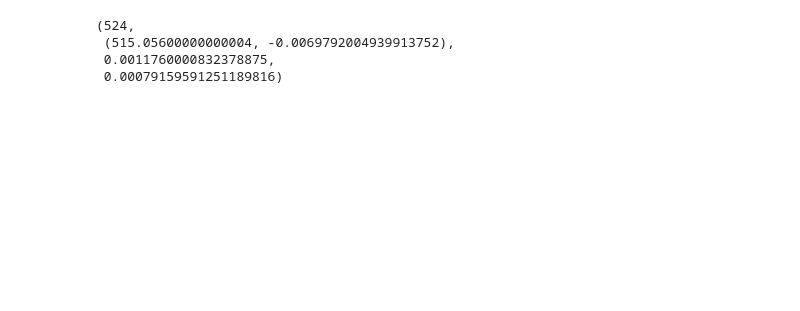
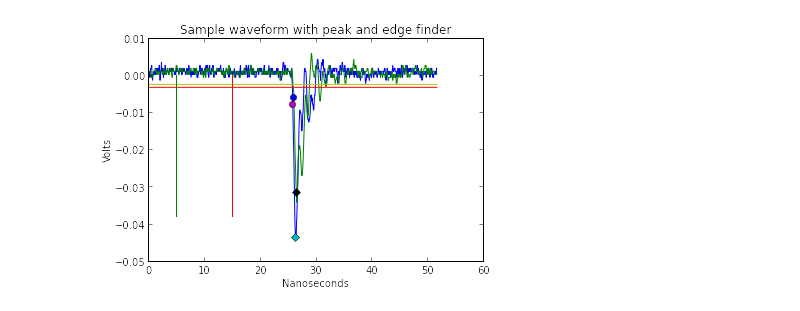
Before and after one commit to MorganAskins/tektronix_wfmreader, a Jupyter notebook: timing_resolution.ipynb, the cells around one changed output. Drawn from its saved outputs; the diff is of its cells as text; code cells hidden in the pictures; blank space fills up the shorter version.

```diff
--- a/timing_resolution.ipynb
+++ b/timing_resolution.ipynb
@@ -9,38 +47,92 @@ ch2 = wfmread('data/timing_resolution/800_b6_pre_7-23-2015106_Ch2.wfm')
 # %%
+''' Based on the output from above choose the pedestal region '''
+# Pedestal in units given by the above plot
+ped_min = 5
+ped_max = 15
+''' --------------------------------------------------------- '''
+
+pedestal_range = slice( np.where(x>=ped_min)[0][0],
+                        np.where(x>ped_max)[0][0] )
+
+'''
+The following function finds the first peak in case there
+are multiples in a waveform. Furthermore it returns an "edge"
+which we will define here as 20% of the peak height from the
+pedestal on the leading edge of the pulse.
+'''
 def first_peak(waveform):
-    pedestal = np.mean(waveform[0:200])
-    # Iterate through the voltages looking for the first peak (v>3 sig)
-    deviation = np.std(waveform[0:200])
+    pedestal = np.mean(waveform[pedestal_range])
+    # Iterate through the voltages looking for the first peak (v>6 sig)
+    deviation = np.std(waveform[pedestal_range])
     condition = pedestal - 6*deviation
     window, step = 100, 20
     endpoint = len(waveform)-1
     found_peak = False
-    for i in range(200, len(waveform), step):
-        look = waveform[i:min(i+100,endpoint)].min()
+    for i in range(pedestal_range.stop, len(waveform), step):
+        look = waveform[i:min(i+window,endpoint)].min()
         if look < condition:
             peakAt = np.argwhere(waveform==look)[0][0]
             found_peak = True
             break
     if not found_peak:
         return -1, (-1,-1), -1, -1
     # This will likely find the leading edge, now refine
-    peakAt = waveform[int(peakAt-window/2):int(peakAt+window/2)].argmin()+int(peakAt-window/2)
+    #peakAt = waveform[int(peakAt-window/2):int(peakAt+window/2)].argmin()+int(peakAt-window/2)
+    # Look around the the supposed peak, but don't look past the boundaries
+    lookleft = max(int(peakAt-window/2),0)
+    lookright = min(int(peakAt+window/2), len(waveform)-1)
+    try:
+        peakAt = waveform[lookleft:lookright].argmin()+lookleft
+    except ValueError:
+        print(peakAt)
+        print(int(peakAt-window/2))
+        print(waveform[int(peakAt-window/2):int(peakAt+window/2)])
+        return
     peak = waveform[peakAt]
     # Starting at peakAt go left until peak-ped, linear extrapolation
     v_edge = (pedestal - (pedestal-peak)*0.20)
     for idx, v in reversed(list(enumerate(waveform[0:peakAt]))):
         if v > v_edge: #crossed the point
             m = waveform[idx+1]-waveform[idx]
             b = waveform[idx]-m*idx
             g = lambda y: (y-b)/m
             edge = (g(v_edge), v_edge)
             break
 
     return peakAt, edge, pedestal, deviation
 
-first_peak(ch1.wflist[1])
+'''Show the peak finder in action'''
+
+
+#x = np.arange(0,binsize*len(ch1.wflist[1]),binsize)
+''' Pick an event to peak at '''
+ev = 7
+plt.plot(x, ch1.wflist[ev])
+plt.plot(x, ch2.wflist[ev])
+# Pedestal line, peak, and window
+peak, edge, ped, dev = first_peak(ch1.wflist[ev])
+plt.plot(x, np.zeros(len(x))+ped-6*dev) # Pedestal Line
+#plt.plot((peak, peak),(0, -0.06))
+plt.plot(peak*tunit, ch1.wflist[ev][peak], 'D')
+plt.plot(edge[0]*tunit,edge[1],'o')
+
+peak, edge, ped, dev = first_peak(ch2.wflist[ev])
+plt.plot(x, np.zeros(len(x))+ped-6*dev) # Pedestal Line
+#plt.plot((peak, peak),(0, -0.06))
+plt.plot(peak*tunit, ch2.wflist[1][peak], 'D')
+plt.plot(edge[0]*tunit,edge[1],'o')
+
+# Pedstal range lines
+height = min(ch1.wflist[ev][peak], ch1.wflist[ev][peak])
+plt.plot((pedestal_range.start*tunit, pedestal_range.start*tunit),
+         (0, height))
+plt.plot((pedestal_range.stop*tunit, pedestal_range.stop*tunit),
+         (0, height))
+
+plt.title('Sample waveform with peak and edge finder')
+plt.ylabel('Volts')
+plt.xlabel('Nanoseconds')
+
+plt.show()
 # %% [output]
-(524,
- (515.05600000000004, -0.0069792004939913752),
- 0.0011760000832378875,
- 0.00079159591251189816)
+[figure, added]
```
Also changed, not shown: parts of 6 cells of this notebook.
